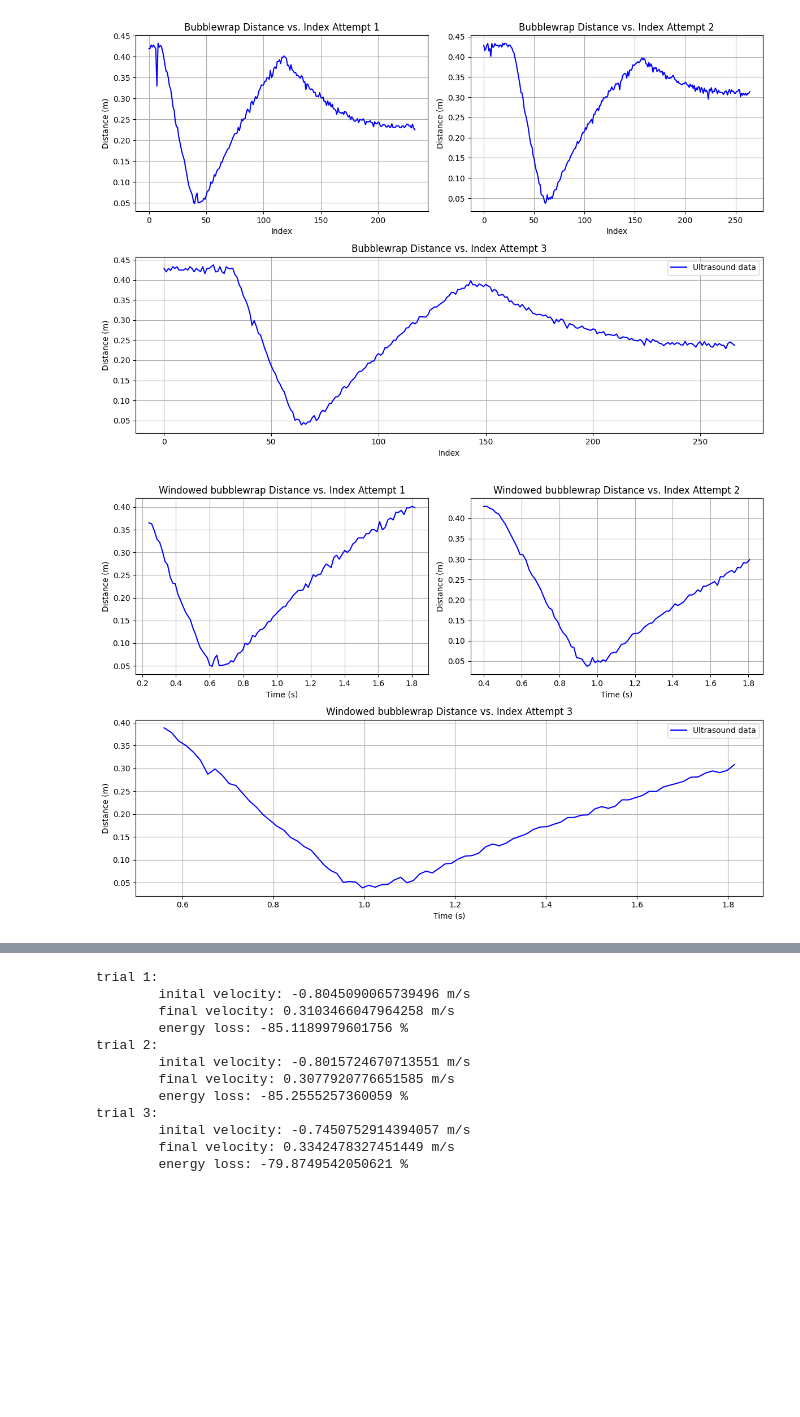
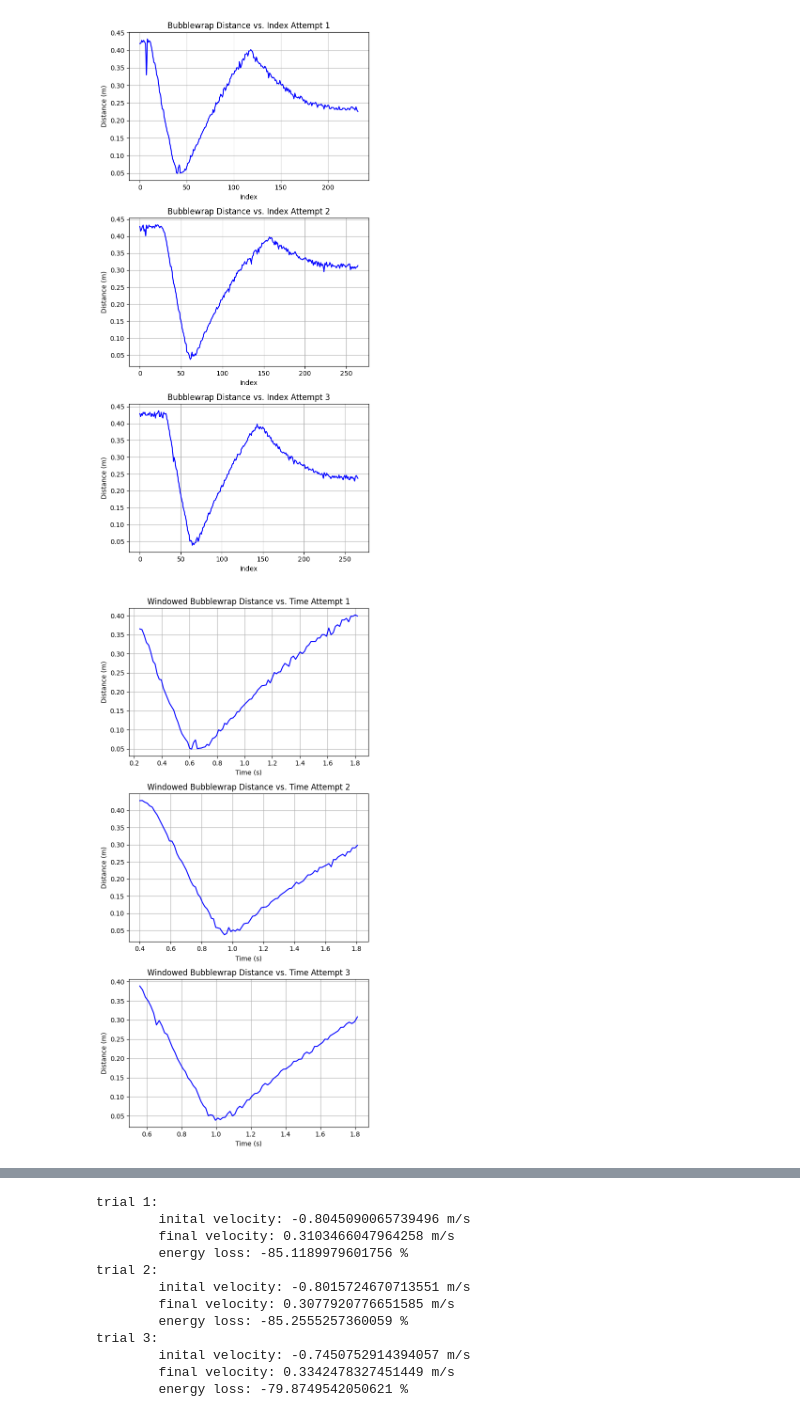
Before and after one commit to larasmara/4alfinalproject, a Jupyter notebook: ultrasound_plotter_bubblewrap.ipynb, the cells around one changed output, grey strips where cells are left out. Drawn from its saved outputs; the diff is of its cells as text; code cells hidden in the pictures; blank space fills up the shorter version.

Commit message:
fixed all graphs

```diff
--- a/ultrasound_plotter_bubblewrap.ipynb
+++ b/ultrasound_plotter_bubblewrap.ipynb
@@ -16,34 +16,33 @@ attempts = ["Data/foil_trial_1.txt", "Data/foil_trial_2.txt", "Data/foil_trial_3
 # %%
 #### bubblewrap ATTEMPTS
 plots = ['one', 'two', 'three']
-fig, axes = plt.subplot_mosaic([['one', 'two'],['three', 'three']], figsize=(12, 8))
+fig, axes = plt.subplot_mosaic([['one'], ['two'], ['three']], figsize=(6, 12))
 
 for plot_index in plots:
     read_in_array = np.loadtxt(attempts[plots.index(plot_index) + 9], delimiter=',')
 
     # Extract time, position, x-axis accelerometer output
     time_millis = read_in_array[:,0]
     dist_cm = read_in_array[:,1]
     # accel_x_output = read_in_array[:,2]
 
     # Time from ms to s, distance from cm to m
     time_s = time_millis/1000
     time_s = time_s - time_s[0]
     dist_m = dist_cm/100
 
     # Replace arange statement with 'time_s - time_s[0]' for dist. v time
     axes[plot_index].plot(np.arange(len(time_s)), dist_m, label= "Ultrasound data", color="b")
     axes[plot_index].set_title("Bubblewrap Distance vs. Index Attempt {attempt}".format(attempt = plots.index(plot_index) + 1))
     axes[plot_index].set_xlabel("Index")
     axes[plot_index].set_ylabel("Distance (m)")
 
     axes[plot_index].grid()
 
-plt.legend()
 plt.tight_layout()
 plt.show()
 # %% [output]
-[figure, old version]
+[figure, new version]
 # %%
 ## ----- Calibrating the accelerometer ------ ##
 
@@ -106,7 +105,7 @@ accel_windows_bubblewrap = []
 
 ## bubblewrap -- Windowed distance ##
 plots = ['one', 'two', 'three']
-fig, axes = plt.subplot_mosaic([['one', 'two'],['three', 'three']], figsize=(12, 8))
+fig, axes = plt.subplot_mosaic([['one'], ['two'], ['three']], figsize=(6, 12))
 for plot_index in plots:
     read_in_array = np.loadtxt(attempts[plots.index(plot_index) + 9], delimiter=',')
 
@@ -130,17 +129,16 @@ for plot_index in plots:
 
     # Replace arange statement with 'time_s - time_s[0]' for dist. v time
     axes[plot_index].plot(time_window, dist_window, label= "Ultrasound data", color="b")
-    axes[plot_index].set_title("Windowed bubblewrap Distance vs. Index Attempt {attempt}".format(attempt = plots.index(plot_index) + 1))
+    axes[plot_index].set_title("Windowed Bubblewrap Distance vs. Time Attempt {attempt}".format(attempt = plots.index(plot_index) + 1))
     axes[plot_index].set_xlabel("Time (s)")
     axes[plot_index].set_ylabel("Distance (m)")
 
     axes[plot_index].grid()
 
-plt.legend()
 plt.tight_layout()
 plt.show()
 # %% [output]
-[figure, old version]
+[figure, new version]
 # %%
 collision_index_start_bubblewrap = [45, 60, 70]
 collision_index_stop_bubblewrap = [55, 70, 80]
```
Also changed, not shown: parts of 4 cells of this notebook, 3 other files.
